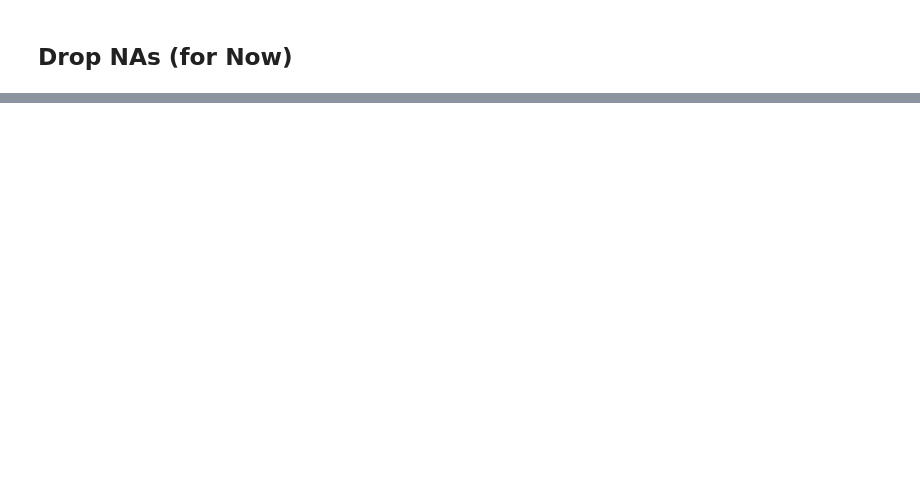
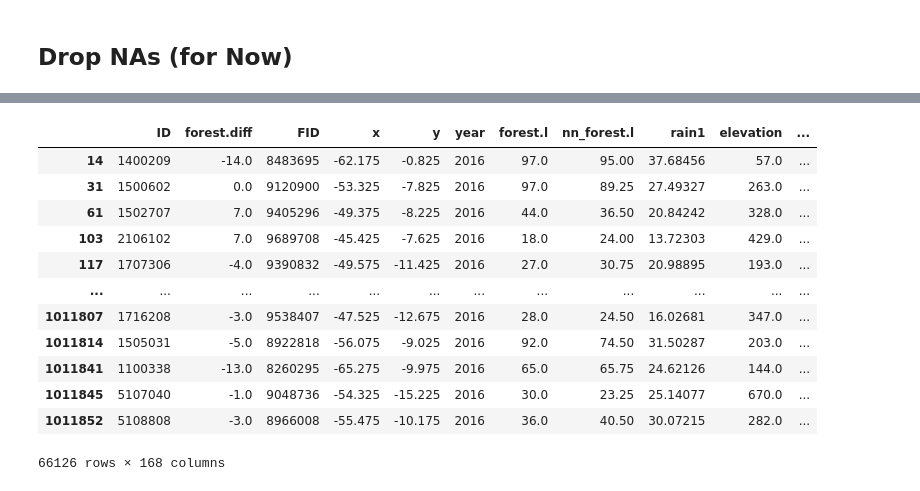
Before and after one commit to aulichney/Deforestation, a Jupyter notebook: DataMergeProcess.ipynb, the cells around one changed output, grey strips where cells are left out. Cells and saved outputs as stored; diff of their text form; code cells hidden in the pictures; blank space fills up the shorter version.

```diff
--- a/DataMergeProcess.ipynb
+++ b/DataMergeProcess.ipynb
@@ -523,0 +605,15 @@ array(['ID', 'forest.diff', 'FID', 'x', 'y', 'year', 'forest.l',
+# %%
+df = pd.merge(df, emiss_df,  how = 'left', left_on = ['ID','year'], right_on = ['id_municipio','ano'])
+# %%
+df['emissao_pec_2016'] = df['emissao_pec_2016'].fillna(0)
+df['emissao_agr_2016'] = df['emissao_agr_2016'].fillna(0)
+df['emissao_agropec_2016'] = df['emissao_agropec_2016'].fillna(0)
+
+
+df['emiss_pec'] = df['emiss_pec'].fillna(0)
+df['emiss_agr'] = df['emiss_agr'].fillna(0)
+df['emiss_agropec'] = df['emiss_agropec'].fillna(0)
+# %%
+df['emiss_pec_full'] = df['emiss_pec'] + df['emissao_pec_2016']
+df['emiss_agr_full'] = df['emiss_agr'] + df['emissao_agr_2016']
+df['emiss_agropec_full'] = df['emiss_agropec'] + df['emissao_agropec_2016']
@@ -682,0 +1005,18 @@ df.shape
+# %%
+df_2016 = df[df.year == 2016]
+# %%
+df_2016
+# %% [output]
+|  | ID | forest.diff | FID | x | y | year | forest.l | nn_forest.l | rain1 | elevation | ... |
+| 14 | 1400209 | -14.0 | 8483695 | -62.175 | -0.825 | 2016 | 97.0 | 95.00 | 37.68456 | 57.0 | ... |
+| 31 | 1500602 | 0.0 | 9120900 | -53.325 | -7.825 | 2016 | 97.0 | 89.25 | 27.49327 | 263.0 | ... |
+| 61 | 1502707 | 7.0 | 9405296 | -49.375 | -8.225 | 2016 | 44.0 | 36.50 | 20.84242 | 328.0 | ... |
+| 103 | 2106102 | 7.0 | 9689708 | -45.425 | -7.625 | 2016 | 18.0 | 24.00 | 13.72303 | 429.0 | ... |
+| 117 | 1707306 | -4.0 | 9390832 | -49.575 | -11.425 | 2016 | 27.0 | 30.75 | 20.98895 | 193.0 | ... |
+| ... | ... | ... | ... | ... | ... | ... | ... | ... | ... | ... | ... |
+| 1011807 | 1716208 | -3.0 | 9538407 | -47.525 | -12.675 | 2016 | 28.0 | 24.50 | 16.02681 | 347.0 | ... |
+| 1011814 | 1505031 | -5.0 | 8922818 | -56.075 | -9.025 | 2016 | 92.0 | 74.50 | 31.50287 | 203.0 | ... |
+| 1011841 | 1100338 | -13.0 | 8260295 | -65.275 | -9.975 | 2016 | 65.0 | 65.75 | 24.62126 | 144.0 | ... |
+| 1011845 | 5107040 | -1.0 | 9048736 | -54.325 | -15.225 | 2016 | 30.0 | 23.25 | 25.14077 | 670.0 | ... |
+| 1011852 | 5108808 | -3.0 | 8966008 | -55.475 | -10.175 | 2016 | 36.0 | 40.50 | 30.07215 | 282.0 | ... |
+66126 rows × 168 columns
```
Also changed, not shown: parts of 84 cells of this notebook, 3 other files.
